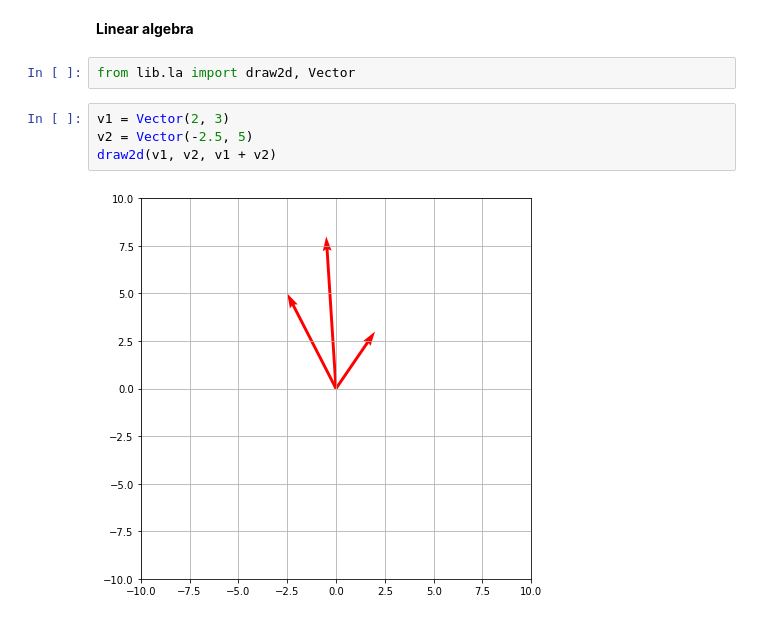
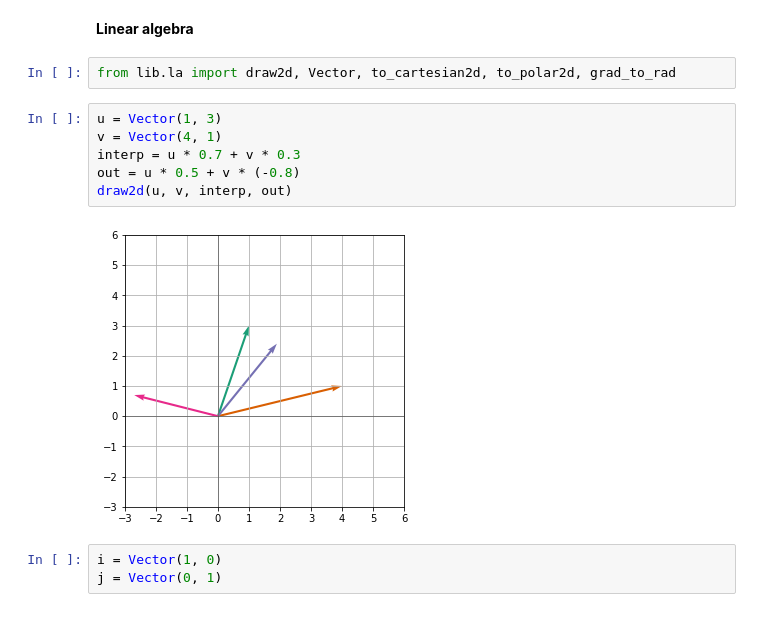
Before and after one commit to dperyel/math-is-fun, a Jupyter notebook: presentation.ipynb, the cells around one changed output. Saved outputs shown, nothing was run; the diff lists cells and outputs as text.

```diff
--- a/presentation.ipynb
+++ b/presentation.ipynb
@@ -107,10 +107,15 @@ plt.grid()
 # %% [markdown]
 **Linear algebra**
 # %%
-from lib.la import draw2d, Vector
+from lib.la import draw2d, Vector, to_cartesian2d, to_polar2d, grad_to_rad
-# %%
-v1 = Vector(2, 3)
-v2 = Vector(-2.5, 5)
-draw2d(v1, v2, v1 + v2)
-# %% [output]
-[figure, removed]
+# %%
+u = Vector(1, 3)
+v = Vector(4, 1)
+interp = u * 0.7 + v * 0.3
+out = u * 0.5 + v * (-0.8)
+draw2d(u, v, interp, out)
+# %% [output]
+[figure, added]
+# %%
+i = Vector(1, 0)
+j = Vector(0, 1)
```
Also changed, not shown: parts of 1 cell of this notebook, 9 other files.
